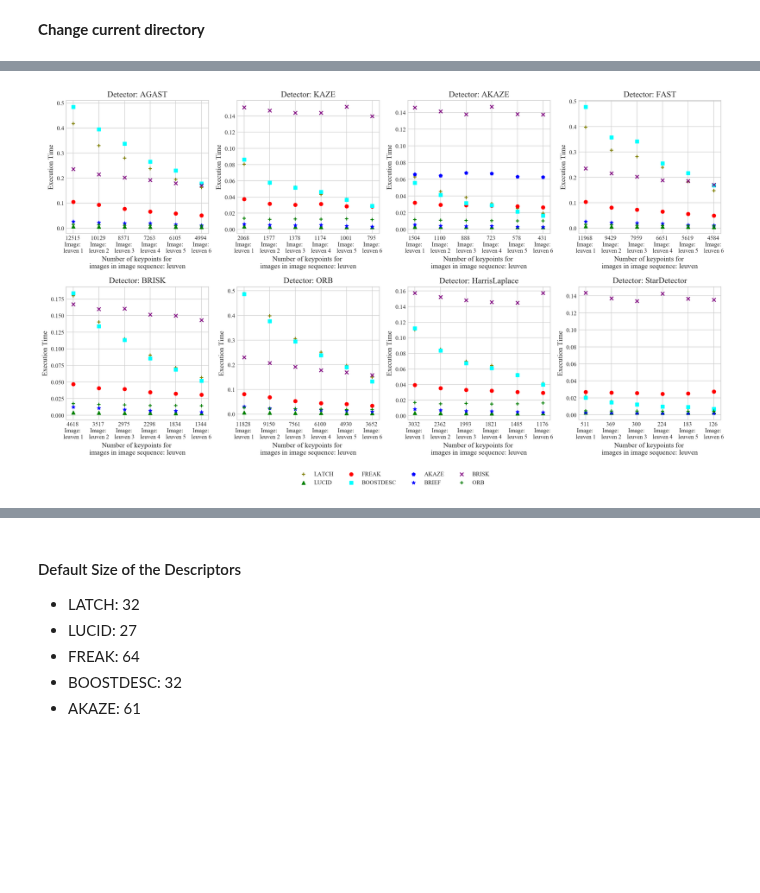
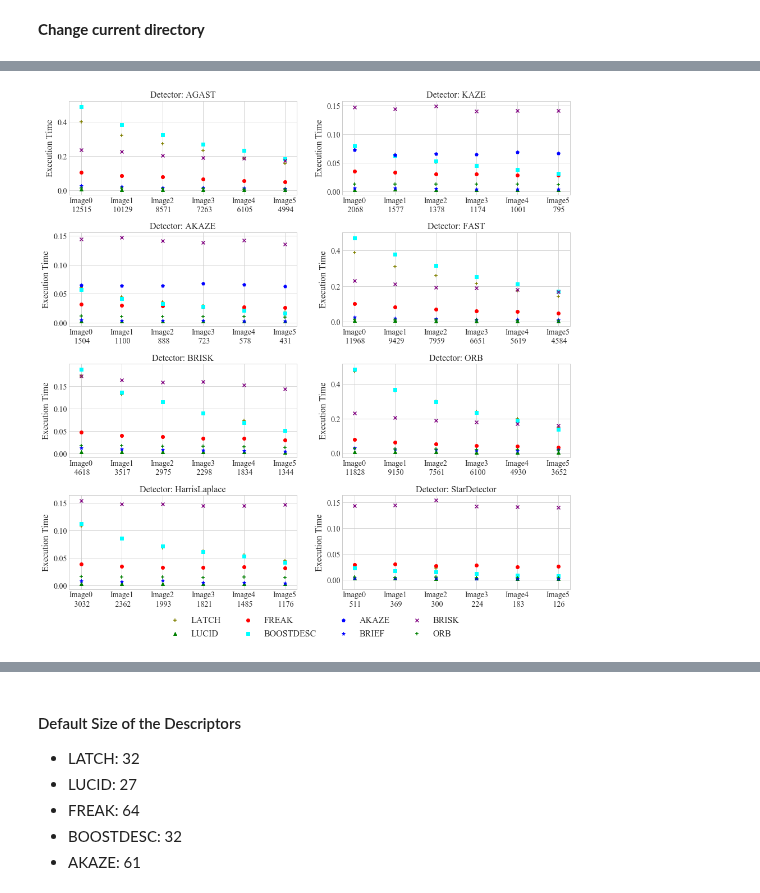
Before and after one commit to paul-shuvo/detector-descriptor-evaluation, a Jupyter notebook: src/descriptor_experiment.ipynb, the cells around one changed output, grey strips where cells are left out. Cells and saved outputs as stored; diff of their text form; code cells hidden in the pictures; blank space fills up the shorter version.

```diff
--- a/src/descriptor_experiment.ipynb
+++ b/src/descriptor_experiment.ipynb
@@ -81,0 +186,6 @@ plt.show()
+# %%
+det_kp_avg = dict()
+for detector_name, values in det_kp_num.items():
+    det_kp_avg[detector_name] = int(sum(det_kp_num[detector_name])/6)
+# df = pd.DataFrame(det_kp_avg)
+det_kp_avg
@@ -82,25 +201,32 @@ plt.show()
 # %%
 image_sequence_name = 'leuven'
 image_set = util.get_image_set(data_path, image_sequence_name)
-row = 2
-col = 4
-fig, axs = plt.subplots(row, col, figsize=(20,10), dpi=200)
+row = 4
+col = 2
+fig, axs = plt.subplots(row, col, figsize=(16,16))
 legend_i = 0
+comb_et = dict()
+det_kp_num = dict()
 for i in range(len(dd.all_detectors)):
 #     print(type(axs[i]))
     detector_name = dd.all_detectors[i]
     if detector_name is 'AKAZE':
         legend_i = i
-    ex.exp_desc_et_plt(image_set, detector_name, axs[i//col, i%col])
+    comb_et[detector_name], det_kp_num[detector_name] = ex.exp_desc_et_plt(image_set, detector_name, axs[i//col, i%col])
 
 #     axs[i//3, i%3].legend(bbox_to_anchor=(1.05, 1.0), loc="upper left")
-    axs[i//col, i%col].set_xlabel(f'Number of keypoints for \nimages in image sequence: {image_sequence_name}', fontsize=12)
-    axs[i//col, i%col].set_ylabel("Execution Time", fontsize=12)
-    axs[i//col, i%col].set_title(f'Detector: {detector_name}', fontsize=14)
+#     axs[i//col, i%col].set_xlabel(f'Image number',fontsize=12)
+    axs[i//col, i%col].tick_params(axis='x', labelsize=14)
+    axs[i//col, i%col].tick_params(axis='y', labelsize=14)
+    axs[i//col, i%col].set_ylabel("Execution Time", fontsize=16)
+    axs[i//col, i%col].set_title(f'Detector: {detector_name}', fontsize=16)
 handles, labels = axs[legend_i//col, legend_i%col].get_legend_handles_labels()
 # handles2, labels2 = axs2[0].get_legend_handles_labels()
-plt.legend(handles, labels, loc="upper center",bbox_to_anchor=(-1.3, -0.35), ncol = 4)
+plt.legend(handles, labels, bbox_to_anchor=(0.55, -0.20), ncol = 4, fontsize=16)
 fig.subplots_adjust(wspace = 0.2, hspace=0.4)
+plt.savefig('test.eps', format='eps')
+fig.savefig('desc_blur.svg', format='svg', dpi=1200)
+
 plt.show()
 # %% [output]
-[figure, old version]
+[figure, new version]
```
Also changed, not shown: parts of 16 cells of this notebook, 10 other files.
